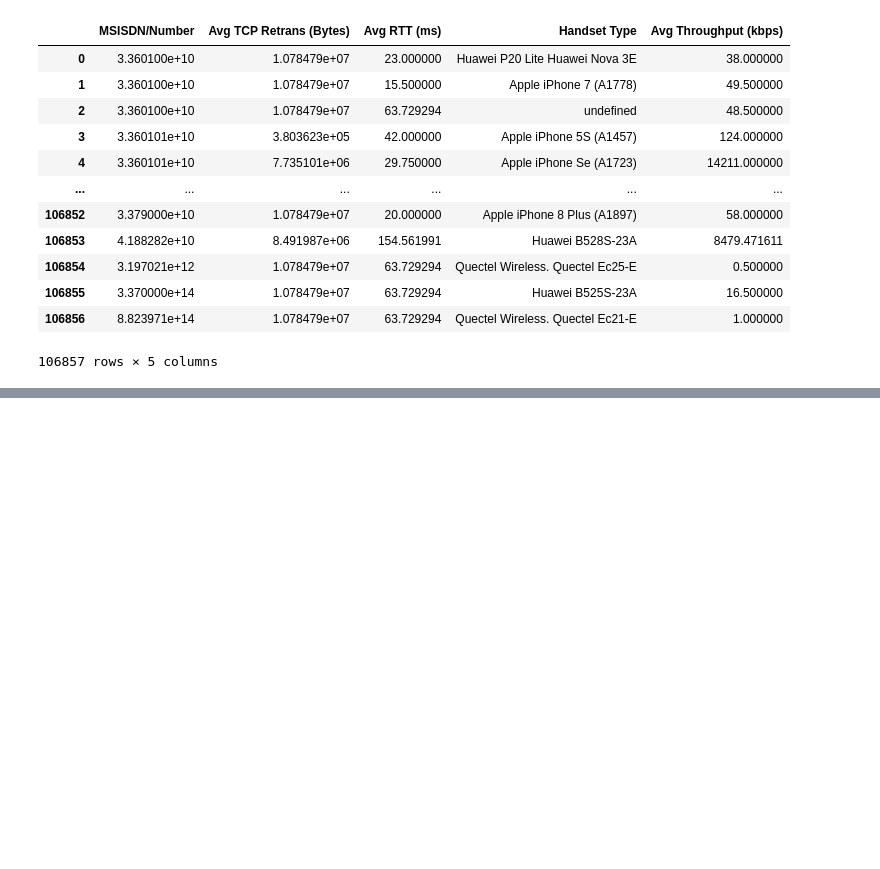
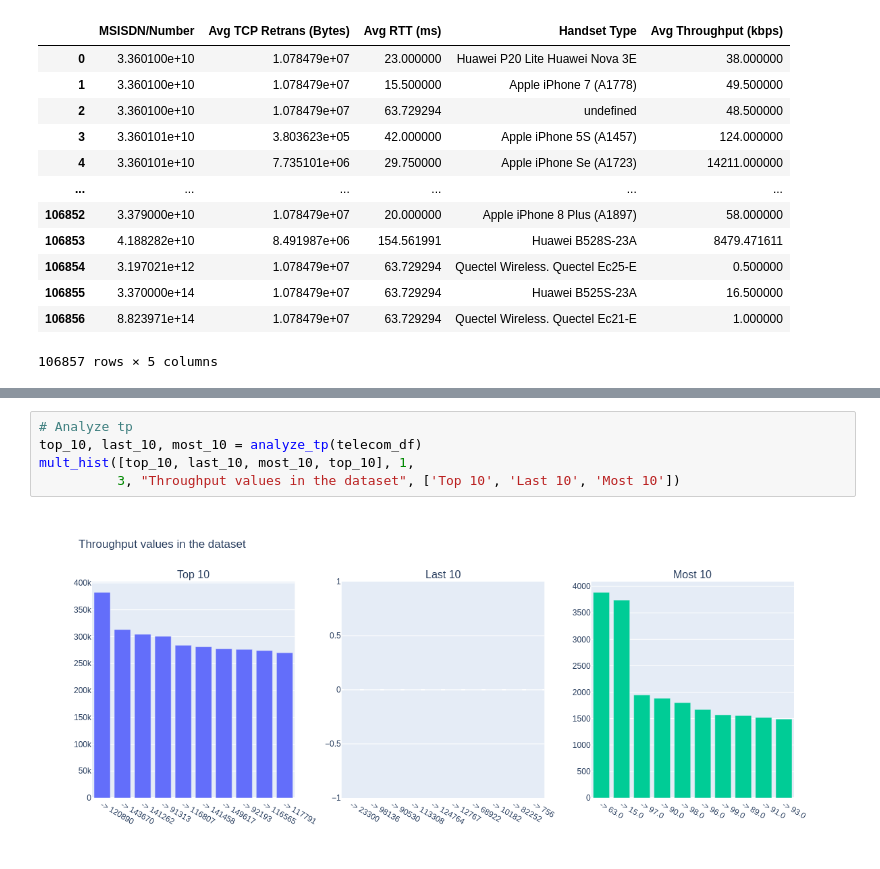
Before and after one commit to brook1167/Telecom-Analysis, a Jupyter notebook: notebooks/User_experience_analysis_task3.ipynb, the cells around one changed output, grey strips where cells are left out. Saved outputs shown, nothing was run; the diff lists cells and outputs as text; blank space fills up the shorter version.

```diff
--- a/notebooks/User_experience_analysis_task3.ipynb
+++ b/notebooks/User_experience_analysis_task3.ipynb
@@ -102,0 +125,7 @@ aggregate_customer_data(telecom_df)
+# %%
+# Analyze tp
+top_10, last_10, most_10 = analyze_tp(telecom_df)
+mult_hist([top_10, last_10, most_10, top_10], 1,
+          3, "Throughput values in the dataset", ['Top 10', 'Last 10', 'Most 10'])
+# %% [output]
+[figure, added]
```
Also changed, not shown: parts of 4 cells of this notebook.
